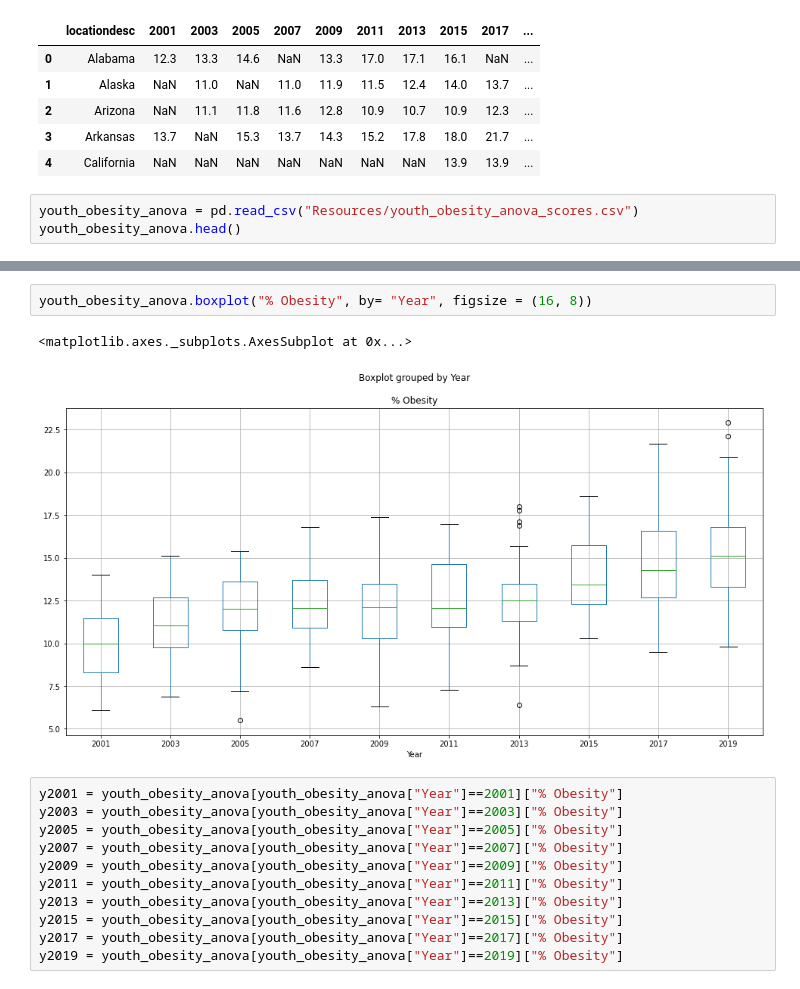
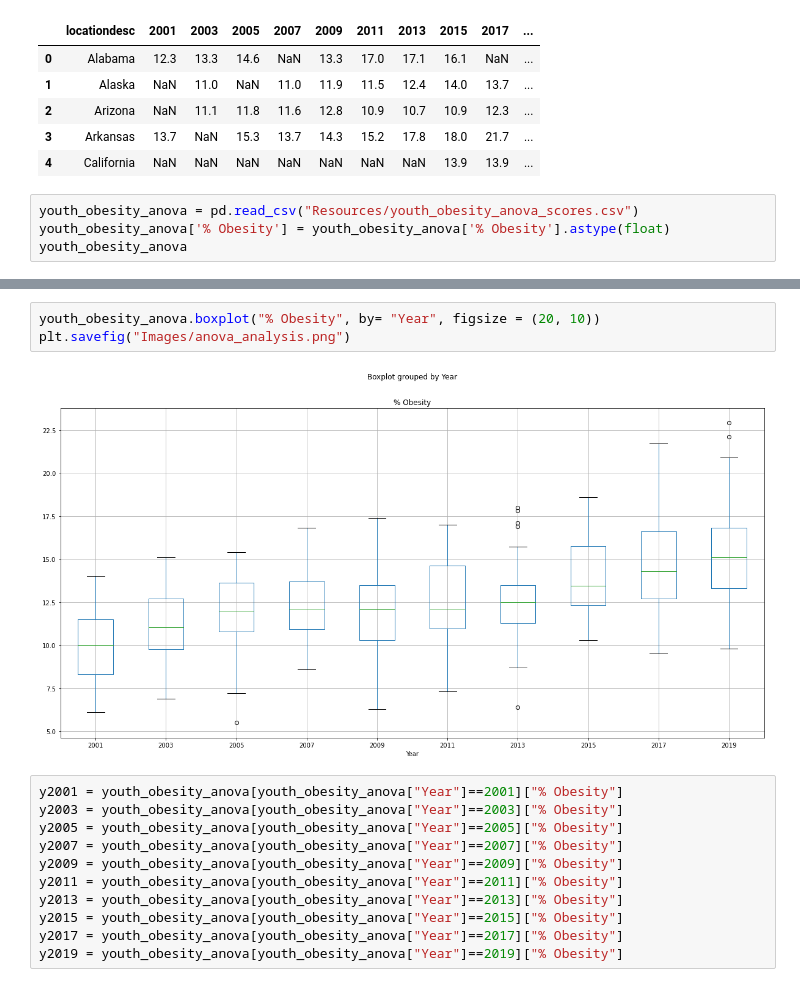
Before and after one commit to hthelander/Project-1, a Jupyter notebook: Read_data.ipynb, the cells around one changed output, grey strips where cells are left out. Saved outputs shown, nothing was run; the diff lists cells and outputs as text.

```diff
--- a/Read_data.ipynb
+++ b/Read_data.ipynb
@@ -251,7 +130,8 @@ youth_obesity_df.head()
 | 4 | California | NaN | NaN | NaN | NaN | NaN | NaN | NaN | 13.9 | 13.9 | ... |
 # %%
 youth_obesity_anova = pd.read_csv("Resources/youth_obesity_anova_scores.csv")
-youth_obesity_anova.head()
+youth_obesity_anova['% Obesity'] = youth_obesity_anova['% Obesity'].astype(float)
+youth_obesity_anova
 # %% [output]
 |  | Year | % Obesity |
 | 0 | 2019 | 17.2 |
@@ -262,8 +149,8 @@ youth_obesity_anova.head()
 # %%
-youth_obesity_anova.boxplot("% Obesity", by= "Year", figsize = (16, 8))
+youth_obesity_anova.boxplot("% Obesity", by= "Year", figsize = (20, 10))
+plt.savefig("Images/anova_analysis.png")
 # %% [output]
-<matplotlib.axes._subplots.AxesSubplot at 0x...>
-[figure, old version]
+[figure, new version]
 # %%
 y2001 = youth_obesity_anova[youth_obesity_anova["Year"]==2001]["% Obesity"]
 y2003 = youth_obesity_anova[youth_obesity_anova["Year"]==2003]["% Obesity"]
```
Also changed, not shown: parts of 13 cells of this notebook, 7 other files.
